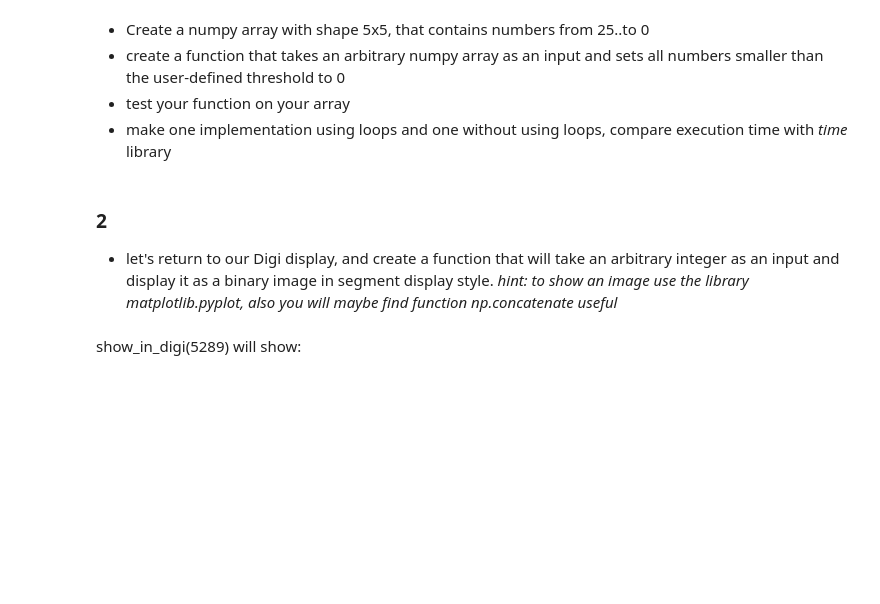
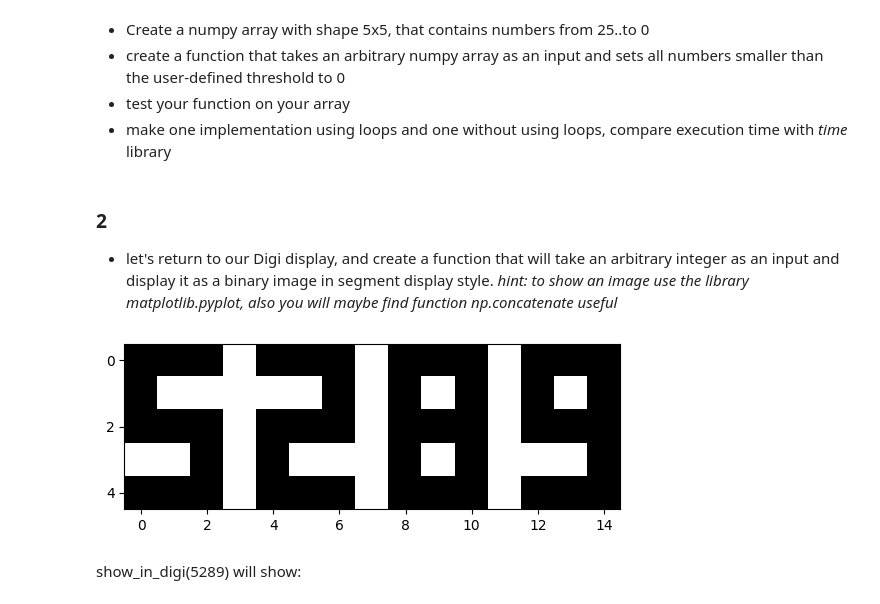
Before and after one commit to ekremsimsek1/VUT-Machine-Learning-Fundamentals-Labs_286338_Ekrem_-im-ek, a Jupyter notebook: Lab_01/2023/Exercise_01_2023.ipynb, the cells around one changed output. Cells and saved outputs as stored; diff of their text form; code cells hidden in the pictures; blank space fills up the shorter version.

```diff
--- a/Lab_01/2023/Exercise_01_2023.ipynb
+++ b/Lab_01/2023/Exercise_01_2023.ipynb
@@ -112,3 +215,39 @@ def show_in_digi(input_integer: int) -> None:
+# %%
+import numpy as np
+import matplotlib.pyplot as plt
+
+def show_in_digi(input_integer: int) -> None:
+    digits = {
+        '0': [[0,0,0], [0,1,0], [0,1,0], [0,1,0], [0,0,0]],
+        '1': [[1,1,0], [1,1,0], [1,1,0], [1,1,0], [1,1,0]],
+        '2': [[0,0,0], [1,1,0], [0,0,0], [0,1,1], [0,0,0]],
+        '3': [[0,0,0], [1,1,0], [0,0,0], [1,1,0], [0,0,0]],
+        '4': [[0,1,0], [0,1,0], [0,0,0], [1,1,0], [1,1,0]],
+        '5': [[0,0,0], [0,1,1], [0,0,0], [1,1,0], [0,0,0]],
+        '6': [[0,0,0], [0,1,1], [0,0,0], [0,1,0], [0,0,0]],
+        '7': [[0,0,0], [1,1,0], [1,1,0], [1,1,0], [1,1,0]],
+        '8': [[0,0,0], [0,1,0], [0,0,0], [0,1,0], [0,0,0]],
+        '9': [[0,0,0], [0,1,0], [0,0,0], [1,1,0], [0,0,0]],
+        'space': [[1], [1], [1], [1], [1]]
+    }
+
+    num_str = str(input_integer)
+    matrices = []
+
+    for char in num_str:
+        matrices.append(np.array(digits[char]))
+        matrices.append(np.array(digits['space']))
+
+    full_matrix = np.concatenate(matrices[:-1], axis=1)
+
+    plt.imshow(full_matrix, cmap='gray')
+    plt.xticks(np.arange(0, full_matrix.shape[1], 2))
+    plt.yticks(np.arange(0, 5, 2))
+    plt.show()
+
+show_in_digi(5289)
+# %% [output]
+[figure, added]
 # %% [markdown]
 show_in_digi(5289) will show:
 # %% [markdown]
```
Also changed, not shown: parts of 8 cells of this notebook.
